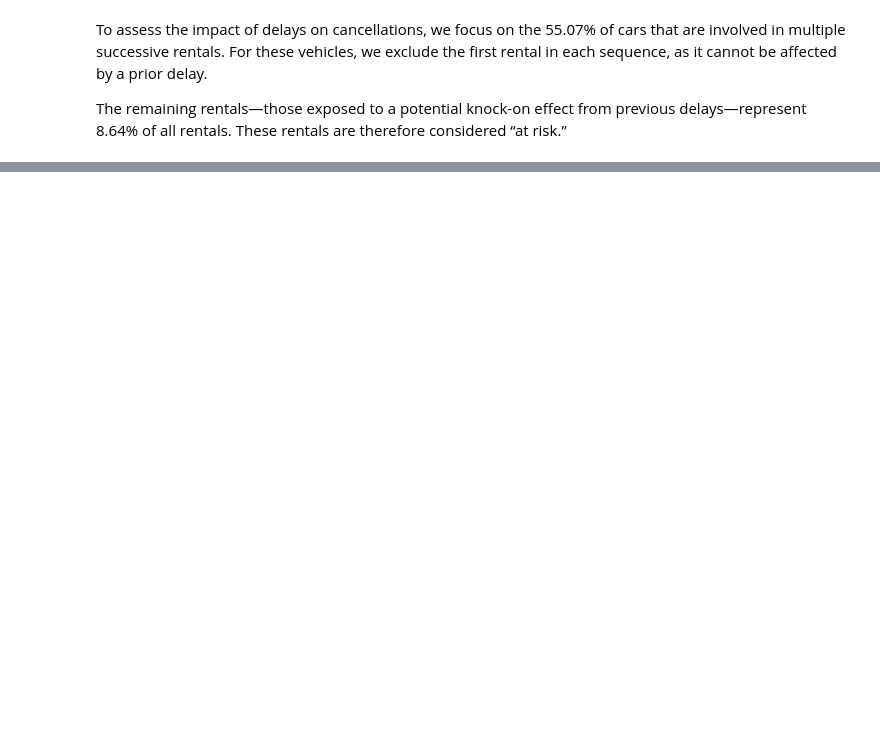
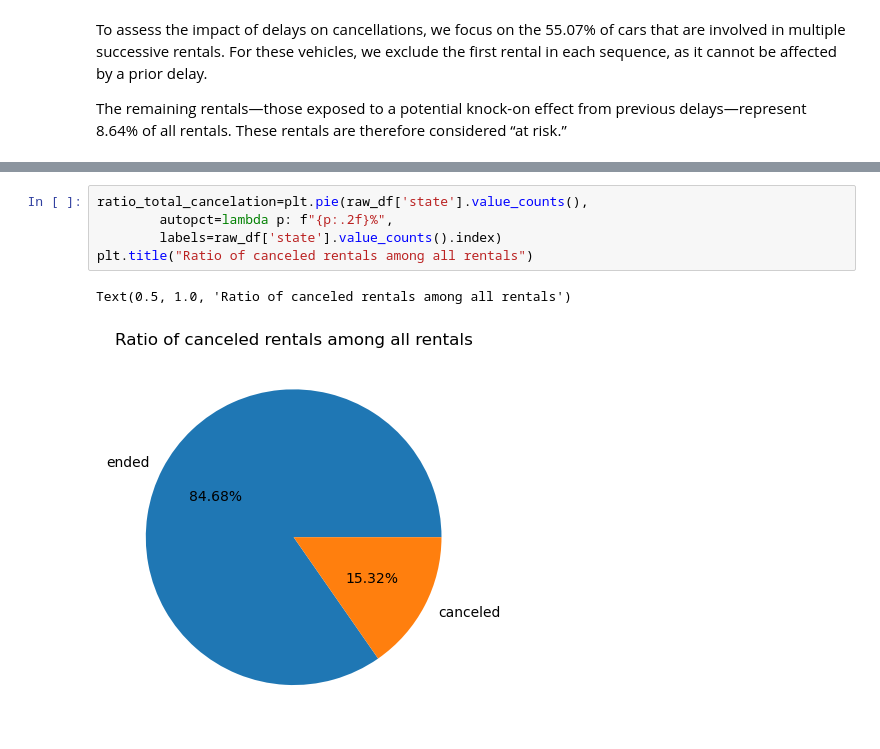
Before and after one commit to Mounia-Agronomist-Datascientist/Getaround_delay_analysis, a Jupyter notebook: NOTEBOOK/getaround_delay_analysis.ipynb, the cells around one changed output, grey strips where cells are left out. Saved outputs shown, nothing was run; the diff lists cells and outputs as text; blank space fills up the shorter version.

```diff
--- a/NOTEBOOK/getaround_delay_analysis.ipynb
+++ b/NOTEBOOK/getaround_delay_analysis.ipynb
@@ -216,0 +262,8 @@ risky_rentals_df.to_excel("../DATA/processed_data/risky_rentals.xlsx")
+# %%
+ratio_total_cancelation=plt.pie(raw_df['state'].value_counts(),
+        autopct=lambda p: f"{p:.2f}%",
+        labels=raw_df['state'].value_counts().index)
+plt.title("Ratio of canceled rentals among all rentals")
+# %% [output]
+Text(0.5, 1.0, 'Ratio of canceled rentals among all rentals')
+[figure, added]
```
Also changed, not shown: parts of 55 cells of this notebook, 1 other file.
